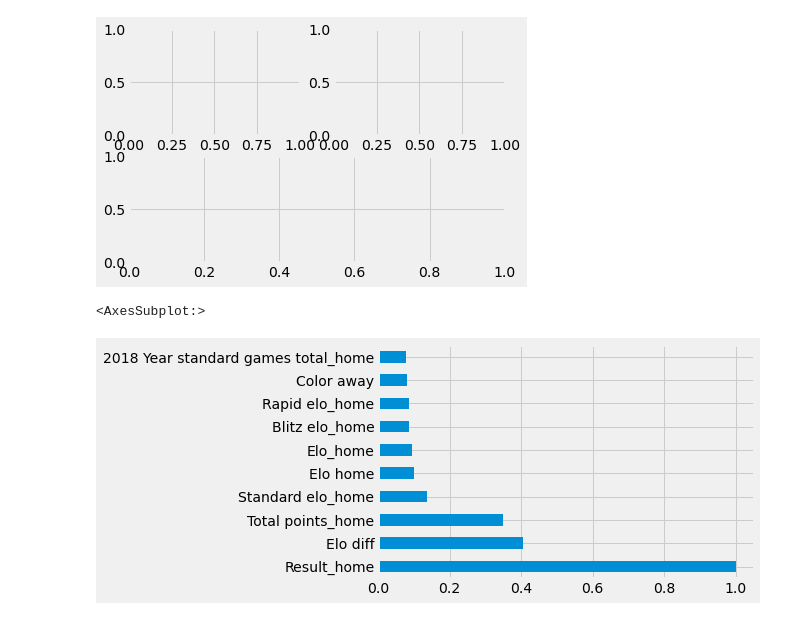
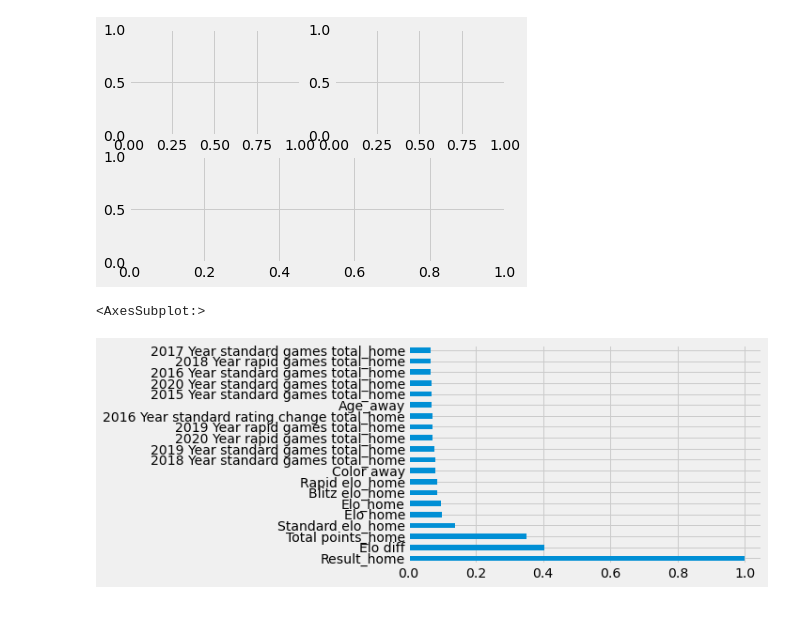
Before and after one commit to szukiadam/ChessChampionshipAnalysis, a Jupyter notebook: ChessChampionship.ipynb, the cells around one changed output. Drawn from its saved outputs; the diff is of its cells as text; code cells hidden in the pictures.

```diff
--- a/ChessChampionship.ipynb
+++ b/ChessChampionship.ipynb
@@ -352,40 +371,41 @@ def plus_season_age(season):
     }
     return int(my_dict.get(season))
 
+'''Cleaning the ranklists'''
 def manipulate_ranklist(df):
 
     df.replace(r'\s+',np.nan,regex=True).replace('',np.nan)
-    df['Youth'] = df['Youth'].apply(lambda x: 1 if x == 'Ifi' else 0)
+    df.loc[:,'Youth'] = df['Youth'].apply(lambda x: 1 if x == 'Ifi' else 0)
 
-    df['Female'] = df['Female'].apply(lambda x: 1 if x == 'Nõ' else 0)
-    df['Female'] = df['Female'].fillna(0)
+    df.loc[:,'Female'] = df['Female'].apply(lambda x: 1 if x == 'Nõ' else 0)
+    df.loc[:,'Female'] = df['Female'].fillna(0)
 
-    df['Elo'] = df['Elo'].fillna(1300)
+    df.loc[:,'Elo'] = df['Elo'].fillna(1300)
 
-    df['Standard elo'] = df['Standard elo'].fillna(1300)
+    df.loc[:,'Standard elo'] = df['Standard elo'].fillna(1300)
 
-    df['Rapid elo'] = df['Rapid elo'].fillna(1300)
+    df.loc[:,'Rapid elo'] = df['Rapid elo'].fillna(1300)
 
-    df['Blitz elo'] = df['Blitz elo'].apply(lambda x: x if not isinstance(x, str) else np.nan)
-    df['Blitz elo'] = df['Blitz elo'].fillna(1300)
+    df.loc[:,'Blitz elo'] = df['Blitz elo'].apply(lambda x: x if not isinstance(x, str) else np.nan)
+    df.loc[:,'Blitz elo'] = df['Blitz elo'].fillna(1300)
 
-    df['Total'] = df['Total'].fillna('0/0')
-    df['Total'] = df['Total'].apply(lambda x: x if x[0].isdigit() else '0/0') #sometimes the value here is the team name, so i check for the first character
+    df.loc[:,'Total'] = df['Total'].fillna('0/0')
+    df.loc[:,'Total'] = df['Total'].apply(lambda x: x if x[0].isdigit() else '0/0') #sometimes the value here is the team name, so i check for the first character
 
     df[['Total points', 'Total games']] = df['Total'].str.split('/', n=1, expand=True)
 
     del df['Total']
 
     df.loc[:,'Born year'] = df['Born year'].fillna(1961)
-    df['Born year'] = pd.to_numeric(df['Born year'])
+    df.loc[:,'Born year'] = pd.to_numeric(df['Born year'])
     df.loc[:,'Age'] = 2015 - df['Born year']
-    df['Age'] = df.apply(lambda x: int(x['Age'])+plus_season_age(x['Season']), axis=1)   ## correct it for every season !!! TODO
+    df.loc[:,'Age'] = df.apply(lambda x: int(x['Age'])+plus_season_age(x['Season']), axis=1)   ## correct it for every season !!! TODO
 
     del df['Born year']
 
     bins = [0, 18, 25, 35, 50, 65, 100]
     labels = ['0-18','18-25','25-35','35-50','50-65','65+']
-    df['AgeBin'] = pd.cut(df['Age'], bins=bins, labels=labels)
+    df.loc[:,'AgeBin'] = pd.cut(df['Age'], bins=bins, labels=labels)
 
     correct_df = df.apply(pd.to_numeric, errors='ignore')  #converts whatever it can to numeric data type
 
@@ -406,6 +426,7 @@ all_ranklist.head()
 # %%
 %%time
 
+'''Gets the index of the column '''
 def get_column_index(df, column_name):
     return df.columns.get_loc(column_name)
 
@@ -416,20 +437,21 @@ def get_start_end_column_index(df,start_column_name, end_column_name):
 
     return start, end
 
-def clean_fide_stats(df1):
-
-    df = df1.copy()
+'''Cleaning fide stats'''
+def clean_fide_stats(df):
 
     start, end = get_start_end_column_index(df, 'Game no 2021-Feb standard', 'Rating change 2015-Jan blitz')
 
+    # i needed to do the same for every column
     for i in range(start,end+1):
         df.iloc[:, i] = df.iloc[:, i].fillna('0')
-        df.iloc[:, i] = df.iloc[:, i].str.extract('(-?\d+)', expand=False)
+        df.iloc[:, i] = df.iloc[:, i].str.extract('(-?\d+)', expand=False) # keep - sign and digits
         df.iloc[:, i] = df.iloc[:, i].fillna('0')
         df.iloc[:, i] = df.iloc[:, i].astype(int)
 
     return df
 
+'''Suming together for each year/stat type/game type'''
 def sum_fide(df, year, column_type, game_type):
 
     if(year == 2015 and column_type=='Game no'):
@@ -437,10 +459,9 @@ def sum_fide(df, year, column_type, game_type):
     else:
         return df.iloc[:, get_column_index(df, column_type+' '+str(year)+'-Dec '+game_type):get_column_index(df, column_type+' '+str(year)+'-Jan '+game_type)+1:3].sum(axis=1)
 
+'''Summarizing fide columns for every year'''
+def summarize_fide_columns(df):
 
-def summarize_fide_columns(df1):
-    #TODO: minden évre partik száma + élő változás kategóriánként (standard,rapid,blitz)
-    df = df1.copy()
     for i in range(0,6):  # ONLY GOES UP TO 2020, 2021 IS NOT CALCULATED!
 
         df.loc[:,str(2015+i)+' Year standard games total'] = sum_fide(df1, 2015+i, 'Game no', 'standard')
@@ -966,10 +1049,10 @@ plt.show()
 # %%
 #categoricals = ['Title home', 'Title away', 'League_type', 'AgeBin_home', 'AgeBin_away']
 
-df.corrwith(df['Result_home']).sort_values(ascending=False).head(10).plot.barh()
+df.corrwith(df['Result_home']).sort_values(ascending=False).head(20).plot.barh()
 # %% [output]
 <AxesSubplot:>
-[figure, old version]
+[figure, new version]
 # %%
 from sklearn.model_selection import KFold
 from sklearn.linear_model import LinearRegression
```
Also changed, not shown: parts of 23 cells of this notebook.
